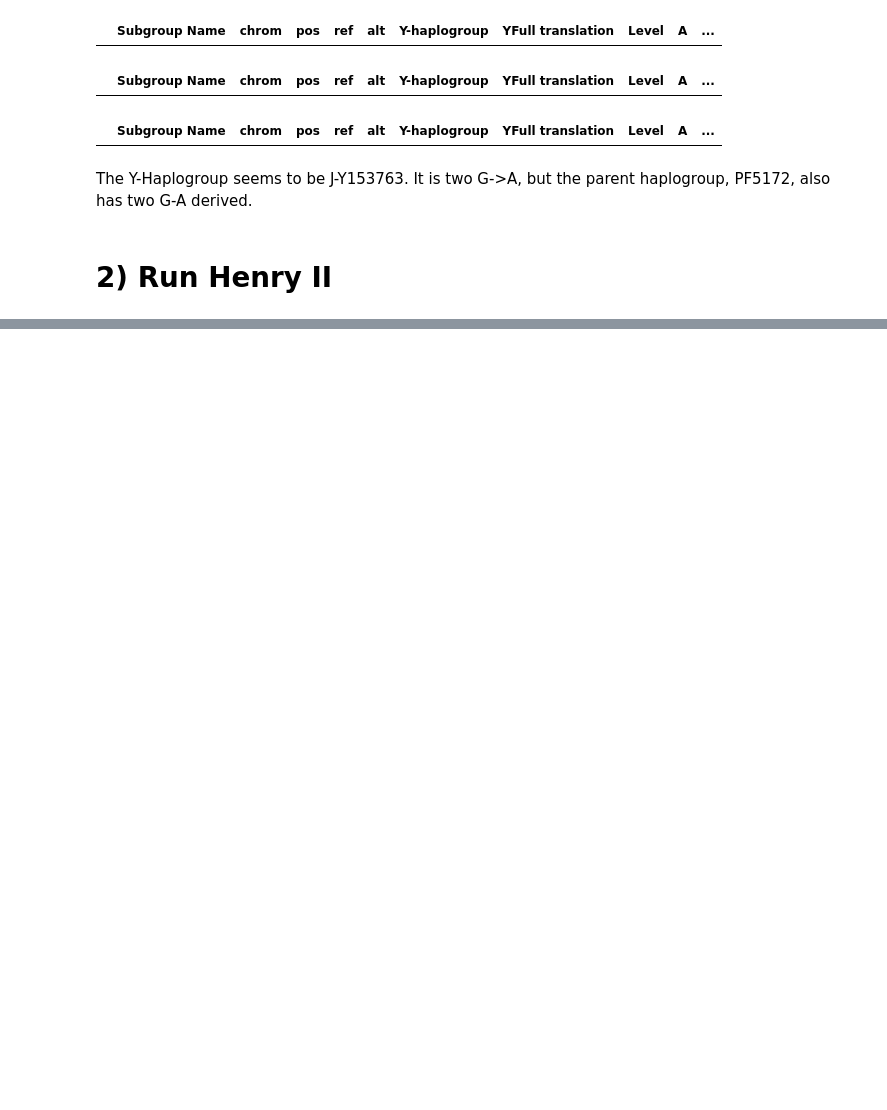
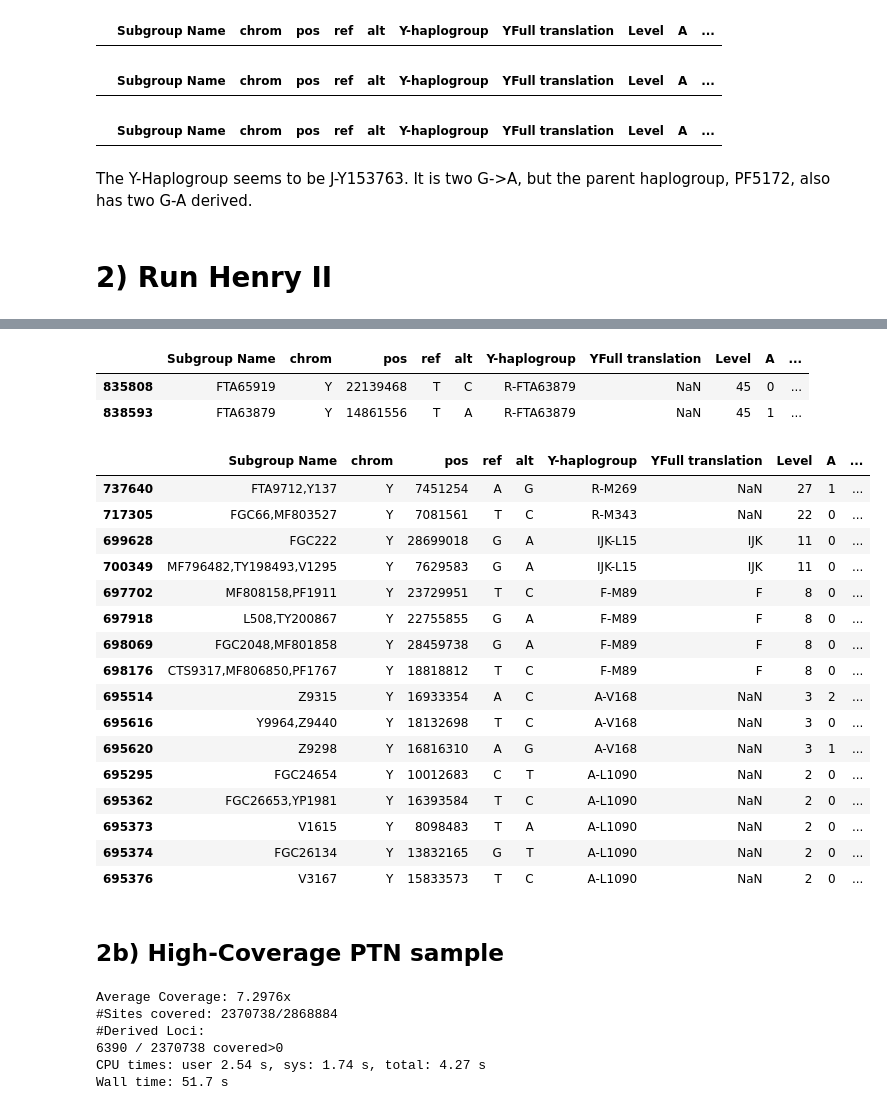
Before and after one commit to hringbauer/y_chrom, a Jupyter notebook: notebooks/run_pulldown_OY.ipynb, the cells around one changed output, grey strips where cells are left out. Saved outputs shown, nothing was run; the diff lists cells and outputs as text; code cells hidden in the pictures; blank space fills up the shorter version.

```diff
--- a/notebooks/run_pulldown_OY.ipynb
+++ b/notebooks/run_pulldown_OY.ipynb
@@ -65,7 +171,15 @@ Loaded 4607 RM Individuals.
 # %% [markdown]
 ### 0b) Prepare SNP List
 # %%
+### Load ISOGG SNPs
 df = load_snp_file_ISOGG("./data/all_snps.csv")
+
+### Load OY SNPs
+df1 = pd.read_csv("/mnt/archgen/users/hringbauer/git/y_chrom/data/all_snps_filtered_levels.csv", low_memory=False)
+print(f"Loaded {len(df1)} OY SNPs with levels loaded")
+
+### Load OY node dictionary
+chpar = create_parent_dcv()
 # %% [output]
 Index(['Name', 'Subgroup Name', 'Alternate Names', 'rs numbers',
        'Build 37 Number', 'Build 38 Number', 'Mutation Info'],
@@ -280,0 +343,28 @@ df_ch[df_ch["Y-haplogroup"]=="R-BY78034"] # -FTA63879
+# %%
+df_ch[df_ch["Y-haplogroup"]=="R-FTA63331"]
+# %% [output]
+|  | Subgroup Name | chrom | pos | ref | alt | Y-haplogroup | YFull translation | Level | A | ... |
+| 835808 | FTA65919 | Y | 22139468 | T | C | R-FTA63879 | NaN | 45 | 0 | ... |
+| 838593 | FTA63879 | Y | 14861556 | T | A | R-FTA63879 | NaN | 45 | 1 | ... |
+# %%
+df_mms = get_mismatch_snps("R-FTA63331", chpar=chpar, df_ch=df_ch)
+# %%
+df_mms
+# %% [output]
+|  | Subgroup Name | chrom | pos | ref | alt | Y-haplogroup | YFull translation | Level | A | ... |
+| 737640 | FTA9712,Y137 | Y | 7451254 | A | G | R-M269 | NaN | 27 | 1 | ... |
+| 717305 | FGC66,MF803527 | Y | 7081561 | T | C | R-M343 | NaN | 22 | 0 | ... |
+| 699628 | FGC222 | Y | 28699018 | G | A | IJK-L15 | IJK | 11 | 0 | ... |
+| 700349 | MF796482,TY198493,V1295 | Y | 7629583 | G | A | IJK-L15 | IJK | 11 | 0 | ... |
+| 697702 | MF808158,PF1911 | Y | 23729951 | T | C | F-M89 | F | 8 | 0 | ... |
+| 697918 | L508,TY200867 | Y | 22755855 | G | A | F-M89 | F | 8 | 0 | ... |
+| 698069 | FGC2048,MF801858 | Y | 28459738 | G | A | F-M89 | F | 8 | 0 | ... |
+| 698176 | CTS9317,MF806850,PF1767 | Y | 18818812 | T | C | F-M89 | F | 8 | 0 | ... |
+| 695514 | Z9315 | Y | 16933354 | A | C | A-V168 | NaN | 3 | 2 | ... |
+| 695616 | Y9964,Z9440 | Y | 18132698 | T | C | A-V168 | NaN | 3 | 0 | ... |
+| 695620 | Z9298 | Y | 16816310 | A | G | A-V168 | NaN | 3 | 1 | ... |
+| 695295 | FGC24654 | Y | 10012683 | C | T | A-L1090 | NaN | 2 | 0 | ... |
+| 695362 | FGC26653,YP1981 | Y | 16393584 | T | C | A-L1090 | NaN | 2 | 0 | ... |
+| 695373 | V1615 | Y | 8098483 | T | A | A-L1090 | NaN | 2 | 0 | ... |
+| 695374 | FGC26134 | Y | 13832165 | G | T | A-L1090 | NaN | 2 | 0 | ... |
+| 695376 | V3167 | Y | 15833573 | T | C | A-L1090 | NaN | 2 | 0 | ... |
@@ -280,0 +401,15 @@ df_ch[df_ch["Y-haplogroup"]=="R-BY78034"] # -FTA63879
+# %% [markdown]
+## 2b) High-Coverage PTN sample
+# %%
+%%time
+path_bam = "/mnt/archgen/Autorun_eager/eager_outputs/SG/PTN/PTN209/trimmed_bam/PTN209_ss_libmerged_udghalf.trimmed.bam"
+
+df_ch, df_der = call_y_bam(df=df1, path_bam=path_bam,
+                           path_bed='/mnt/archgen/users/hringbauer/git/y_chrom/data/OY_snps.bed')
+# %% [output]
+Average Coverage: 7.2976x
+#Sites covered: 2370738/2868884
+#Derived Loci:
+6390 / 2370738 covered>0
+CPU times: user 2.54 s, sys: 1.74 s, total: 4.27 s
+Wall time: 51.7 s
```
Also changed, not shown: parts of 24 cells of this notebook, 3 other files.
